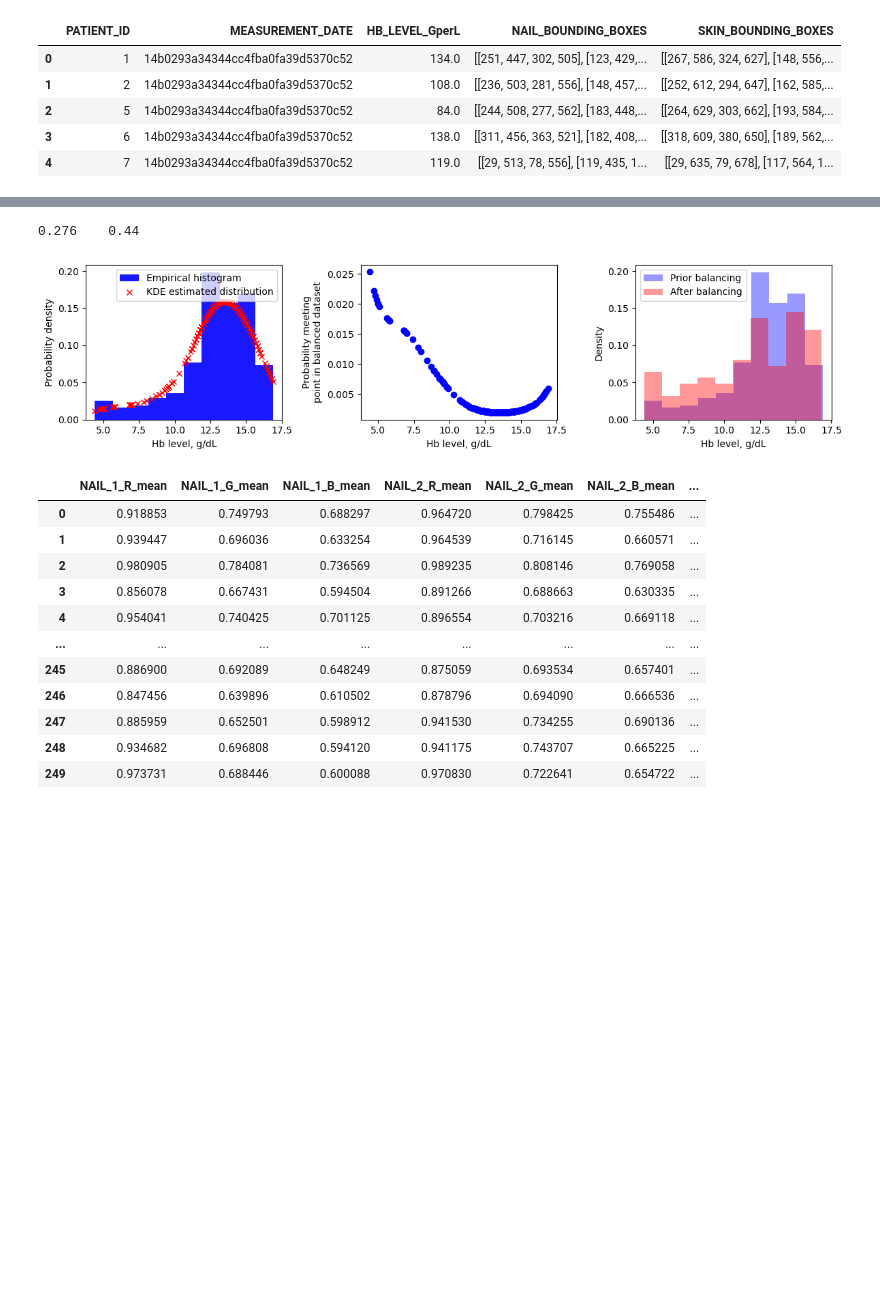
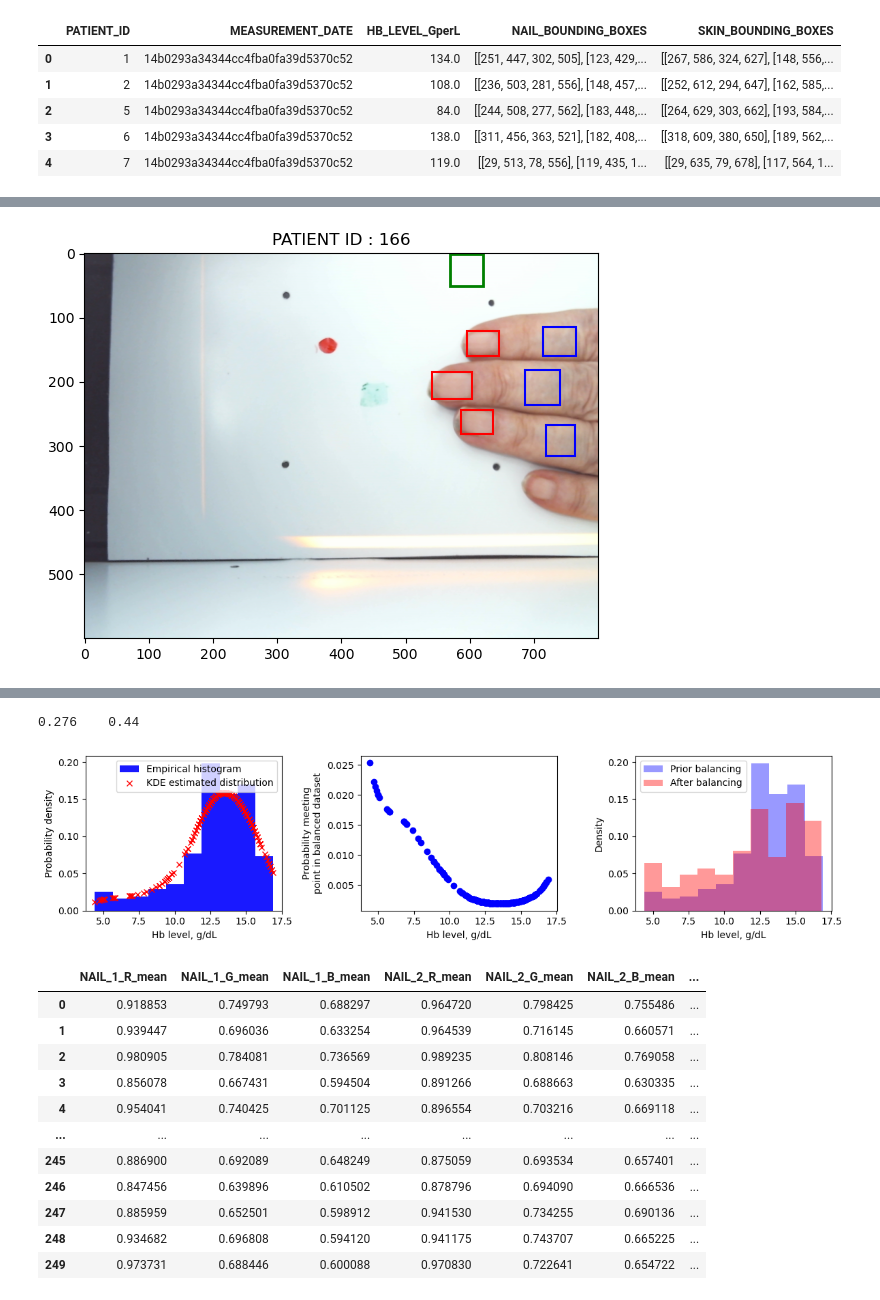
Before and after one commit to romerocruzsa/cp-anemia-detection, a Jupyter notebook: notebooks/model_compression/paper_prototyping.ipynb, the cells around one changed output, grey strips where cells are left out. Cells and saved outputs as stored; diff of their text form; code cells hidden in the pictures; blank space fills up the shorter version.

```diff
--- a/notebooks/model_compression/paper_prototyping.ipynb
+++ b/notebooks/model_compression/paper_prototyping.ipynb
@@ -310,0 +149,91 @@ for j,(_, row) in enumerate(metadata.sample(N_MAX_IMAGES).iterrows()):
+# %%
+import os
+import numpy as np
+import matplotlib.pyplot as plt
+import matplotlib.patches as mpatches
+import skimage.io as skio
+
+# Helper to find brightest patch
+def find_brightest_patch(image, patch_size=(50, 50), stride=10):
+    gray = np.mean(image, axis=2)  # Convert to grayscale using mean
+    h, w = gray.shape
+    ph, pw = patch_size
+    max_mean = -1
+    best_coords = (0, 0)
+
+    for y in range(0, h - ph + 1, stride):
+        for x in range(0, w - pw + 1, stride):
+            patch = gray[y:y + ph, x:x + pw]
+            patch_mean = np.mean(patch)
+            if patch_mean > max_mean:
+                max_mean = patch_mean
+                best_coords = (y, x)
+
+    return best_coords  # (top, left)
+
+# Your parameters
+image_folder = 'data/photo/'
+N_MAX_IMAGES = 1
+PATCH_SIZE = (50, 50)  # 50x50 patch
+
+for j, (_, row) in enumerate(metadata.sample(N_MAX_IMAGES).iterrows()):
+    if j == N_MAX_IMAGES:
+        break
+
+    label = 'Anemic' if row.HB_LEVEL_GperDeciL < 12.0 else 'Non-anemic'
+    img_path = os.path.join(DATA_DIR, label, f'{row.PATIENT_ID}.jpg')
+
+    img = skio.imread(img_path)
+
+    plt.figure(figsize=(7, 5))
+    plt.imshow(img)
+
+    nails_bboxes = row.NAIL_BOUNDING_BOXES
+    skin_bboxes = row.SKIN_BOUNDING_BOXES
+
+    ax = plt.gca()
+
+    # Draw nails and skin bounding boxes
+    for _color, _bboxes in zip(['r', 'b'], [nails_bboxes, skin_bboxes]):
+        for top, left, bot, right in _bboxes:
+            w, h = right - left, bot - top
+            rectangle = mpatches.Rectangle(xy=(left, top), width=w, height=h,
+                                           fill=None, color=_color, linewidth=1.5)
+            ax.add_patch(rectangle)
+
+    # 🔥 Find brightest region dynamically
+    top, left = find_brightest_patch(img, patch_size=PATCH_SIZE, stride=10)
+    box_h, box_w = PATCH_SIZE
+
+    # Draw green rectangle for the white reference
+    white_region_rectangle = mpatches.Rectangle(xy=(left, top), width=box_w, height=box_h,
+                                                 fill=None, color='green', linewidth=2)
+    ax.add_patch(white_region_rectangle)
+
+    plt.title(f"PATIENT ID : {row.PATIENT_ID}")
+    plt.show()
+
+    # --- Visualize all the crops ---
+    fig, axs = plt.subplots(2, 4, figsize=(15, 8))
+    axs = axs.ravel()
+
+    all_bboxes = nails_bboxes + skin_bboxes
+    all_bboxes.append((top, left, top + box_h, left + box_w))  # Add the white patch!
+
+    for i, (top, left, bot, right) in enumerate(all_bboxes):
+        if i >= len(axs): break
+        axs[i].imshow(img[top:bot, left:right], aspect='auto')
+        if i == 1:
+            axs[i].set_title("Segmented nails regions")
+        if i == 4:
+            axs[i].set_title("Segmented skin regions")
+        if i == 6:
+            axs[i].set_title("Dynamic white ref patch")
+
+    for ax in axs:
+        ax.axis('off')
+
+    plt.tight_layout()
+    plt.show()
+# %% [output]
+[figure, added]
```
Also changed, not shown: parts of 7 cells of this notebook, 9 other files.
